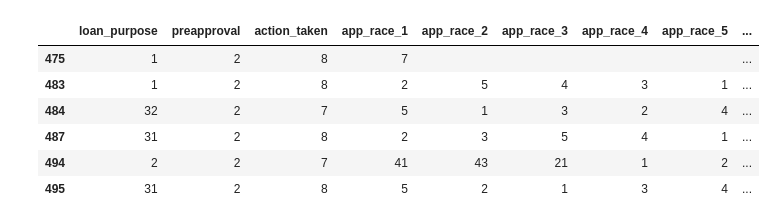
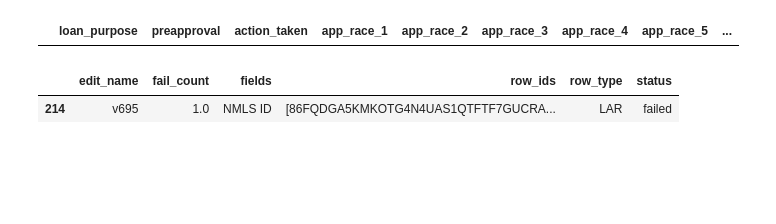
Before and after one commit to cfpb/hmda-test-files, a Jupyter notebook: python/2018_test_file_maker.ipynb, the cells around one changed output. Saved outputs shown, nothing was run; the diff lists cells and outputs as text; code cells hidden in the pictures; blank space fills up the shorter version.

```diff
--- a/python/2018_test_file_maker.ipynb
+++ b/python/2018_test_file_maker.ipynb
@@ -185,17 +195,6 @@ validator.results
 # %%
-ulis= [ 'T387ZBFFXOJ57E7HJ5QAS7EFIWIXAIRXGLLQ6L3W3M658',
-                'T387ZBFFXOJ57E7HJ5QAVLYZNCWLBCFDSJOTM6NW9V863',
-                'T387ZBFFXOJ57E7HJ5QAEZ6BE7Z00KR91B6MH5EIVDI61',
-                'T387ZBFFXOJ57E7HJ5QAV3V0O0FPK3VTWY9S89M6LX496',
-                'T387ZBFFXOJ57E7HJ5QA4A4GKL9JU4LBZXMRQGQFTEX59',
-                'T387ZBFFXOJ57E7HJ5QA3VR078FQT57FSQIJ76YSV9236']
+ulis=[]
 validator.lar_df[["loan_purpose", "preapproval","action_taken","app_race_1", "app_race_2", "app_race_3", "app_race_4", "app_race_5"
                   ,"uli"]][validator.lar_df.uli.isin(ulis)]
 # %% [output]
 |  | loan_purpose | preapproval | action_taken | app_race_1 | app_race_2 | app_race_3 | app_race_4 | app_race_5 | ... |
-| 475 | 1 | 2 | 8 | 7 |  |  |  |  | ... |
-| 483 | 1 | 2 | 8 | 2 | 5 | 4 | 3 | 1 | ... |
-| 484 | 32 | 2 | 7 | 5 | 1 | 3 | 2 | 4 | ... |
-| 487 | 31 | 2 | 8 | 2 | 3 | 5 | 4 | 1 | ... |
-| 494 | 2 | 2 | 7 | 41 | 43 | 21 | 1 | 2 | ... |
-| 495 | 31 | 2 | 8 | 5 | 2 | 1 | 3 | 4 | ... |
@@ -201,0 +203,5 @@ validator.lar_df[["loan_purpose", "preapproval","action_taken","app_race_1", "ap
+# %%
+results_df[results_df.status=="failed"]
+# %% [output]
+|  | edit_name | fail_count | fields | row_ids | row_type | status |
+| 214 | v695 | 1.0 | NMLS ID | [86FQDGA5KMKOTG4N4UAS1QTFTF7GUCRA... | LAR | failed |
```
Also changed, not shown: parts of 10 cells of this notebook.
